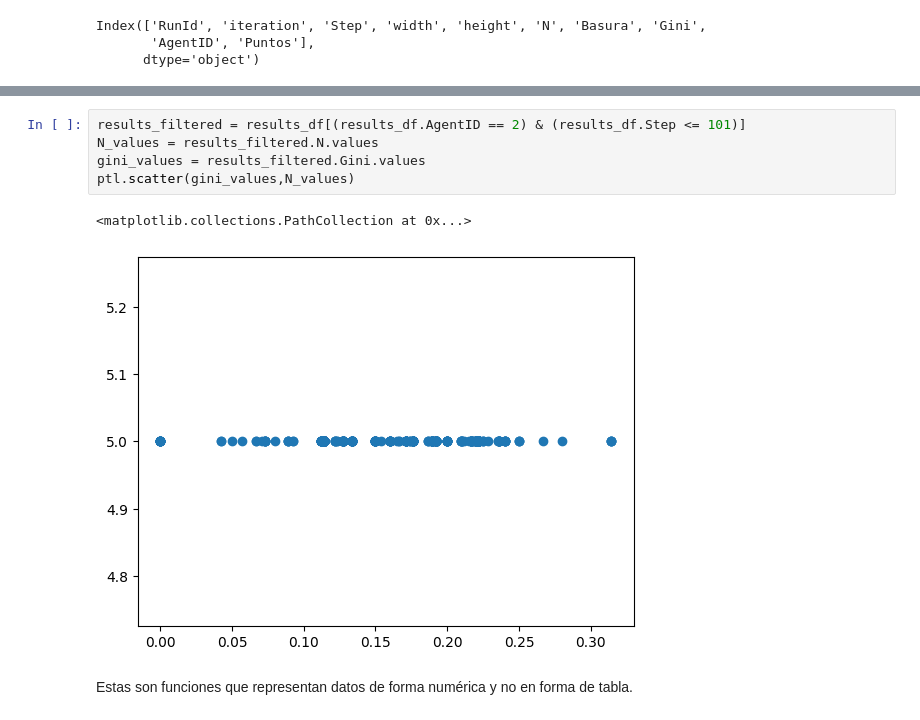
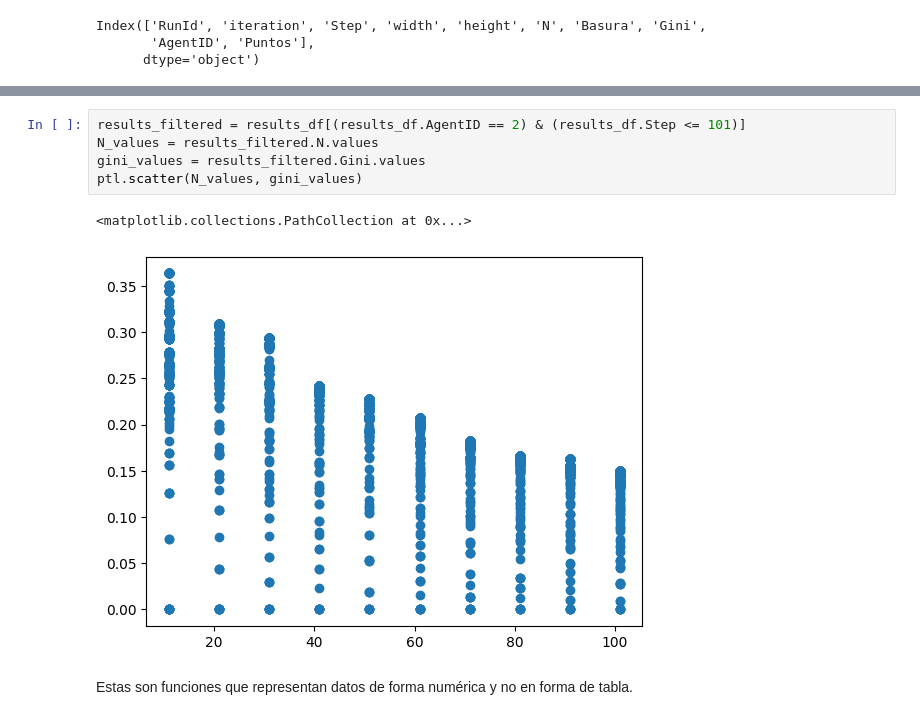
Before and after one commit to alemarsa-exe/M1-Actividad, a Jupyter notebook: M1.Graficas.ipynb, the cells around one changed output, grey strips where cells are left out. Cells and saved outputs as stored; diff of their text form.

```diff
--- a/M1.Graficas.ipynb
+++ b/M1.Graficas.ipynb
@@ -162,11 +162,11 @@ results_df.plot(x='Step', y='Puntos', style='.')
 # %%
 results_filtered = results_df[(results_df.AgentID == 2) & (results_df.Step <= 101)]
 N_values = results_filtered.N.values
 gini_values = results_filtered.Gini.values
-ptl.scatter(gini_values,N_values)
+ptl.scatter(N_values, gini_values)
 # %% [output]
 <matplotlib.collections.PathCollection at 0x...>
-[figure, old version]
+[figure, new version]
 # %% [markdown]
 Estas son funciones que representan datos de forma numérica y no en forma de tabla.
 # %%
```
Also changed, not shown: parts of 9 cells of this notebook.
